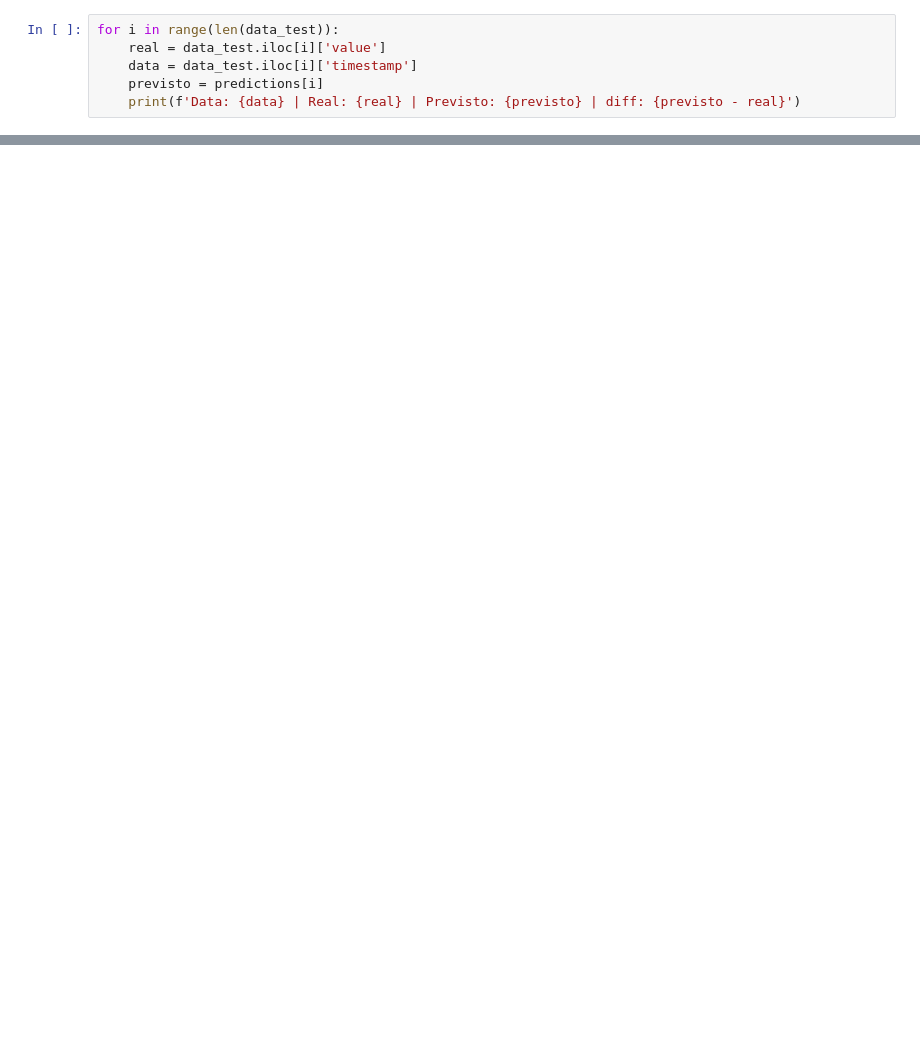
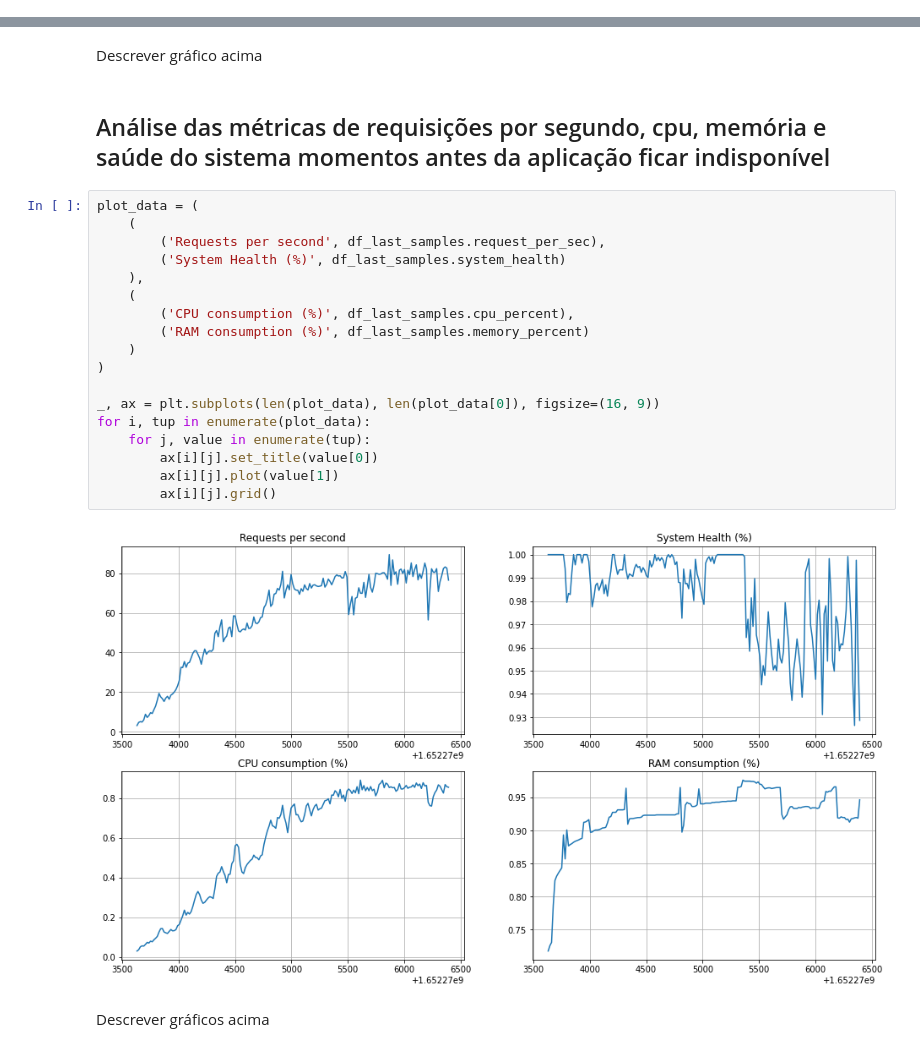
Before and after one commit to BureauTech/BTAlert-AI, a Jupyter notebook: jupyter/notebook.ipynb, the cells around one changed output, grey strips where cells are left out. Drawn from its saved outputs; the diff is of its cells as text; blank space fills up the shorter version.

```diff
--- a/jupyter/notebook.ipynb
+++ b/jupyter/notebook.ipynb
@@ -199,6 +0,0 @@ print(f"Test error (mse): {error_mse}")
-# %%
-for i in range(len(data_test)):
-    real = data_test.iloc[i]['value']
-    data = data_test.iloc[i]['timestamp']
-    previsto = predictions[i]
-    print(f'Data: {data} | Real: {real} | Previsto: {previsto} | diff: {previsto - real}')
@@ -265,0 +63,26 @@ resultado.describe()
+# %% [markdown]
+Descrever gráfico acima
+# %% [markdown]
+## Análise das métricas de requisições por segundo, cpu, memória e saúde do sistema momentos antes da aplicação ficar indisponível
+# %%
+plot_data = (
+    (
+        ('Requests per second', df_last_samples.request_per_sec),
+        ('System Health (%)', df_last_samples.system_health)
+    ),
+    (
+        ('CPU consumption (%)', df_last_samples.cpu_percent),
+        ('RAM consumption (%)', df_last_samples.memory_percent)
+    )
+)
+
+_, ax = plt.subplots(len(plot_data), len(plot_data[0]), figsize=(16, 9))
+for i, tup in enumerate(plot_data):
+    for j, value in enumerate(tup):
+        ax[i][j].set_title(value[0])
+        ax[i][j].plot(value[1])
+        ax[i][j].grid()
+# %% [output]
+[figure, added]
+# %% [markdown]
+Descrever gráficos acima
```
Also changed, not shown: parts of 24 cells of this notebook, 12 other files.
